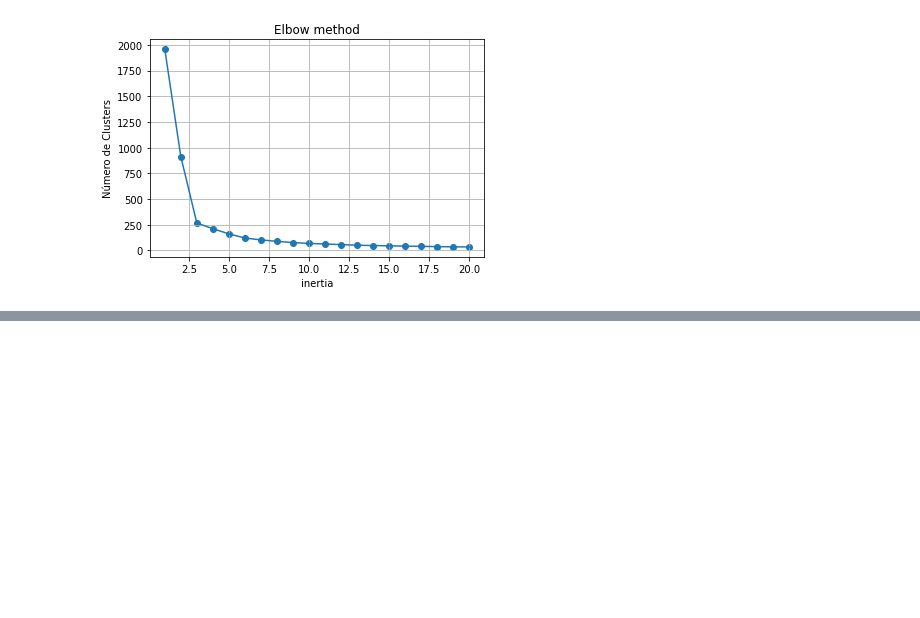
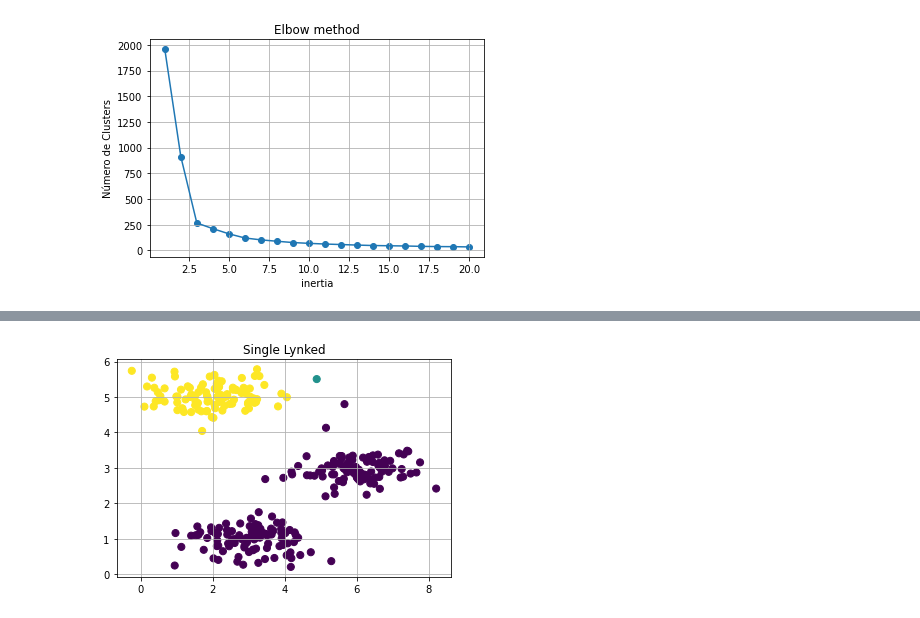
Before and after one commit to fsluizvictor/K-means, a Jupyter notebook: K_means.ipynb, the cells around one changed output, grey strips where cells are left out. Saved outputs shown, nothing was run; the diff lists cells and outputs as text; code cells hidden in the pictures; blank space fills up the shorter version.

```diff
--- a/K_means.ipynb
+++ b/K_means.ipynb
@@ -69,0 +100,7 @@ plt.show()
+# %%
+agg = AgglomerativeClustering(n_clusters=3, linkage='single')
+y_predict = agg.fit_predict(X)
+
+hierarchical_agglomerative_clustering_plot('Single Lynked',y_predict)
+# %% [output]
+[figure, added]
```
Also changed, not shown: parts of 7 cells of this notebook.
